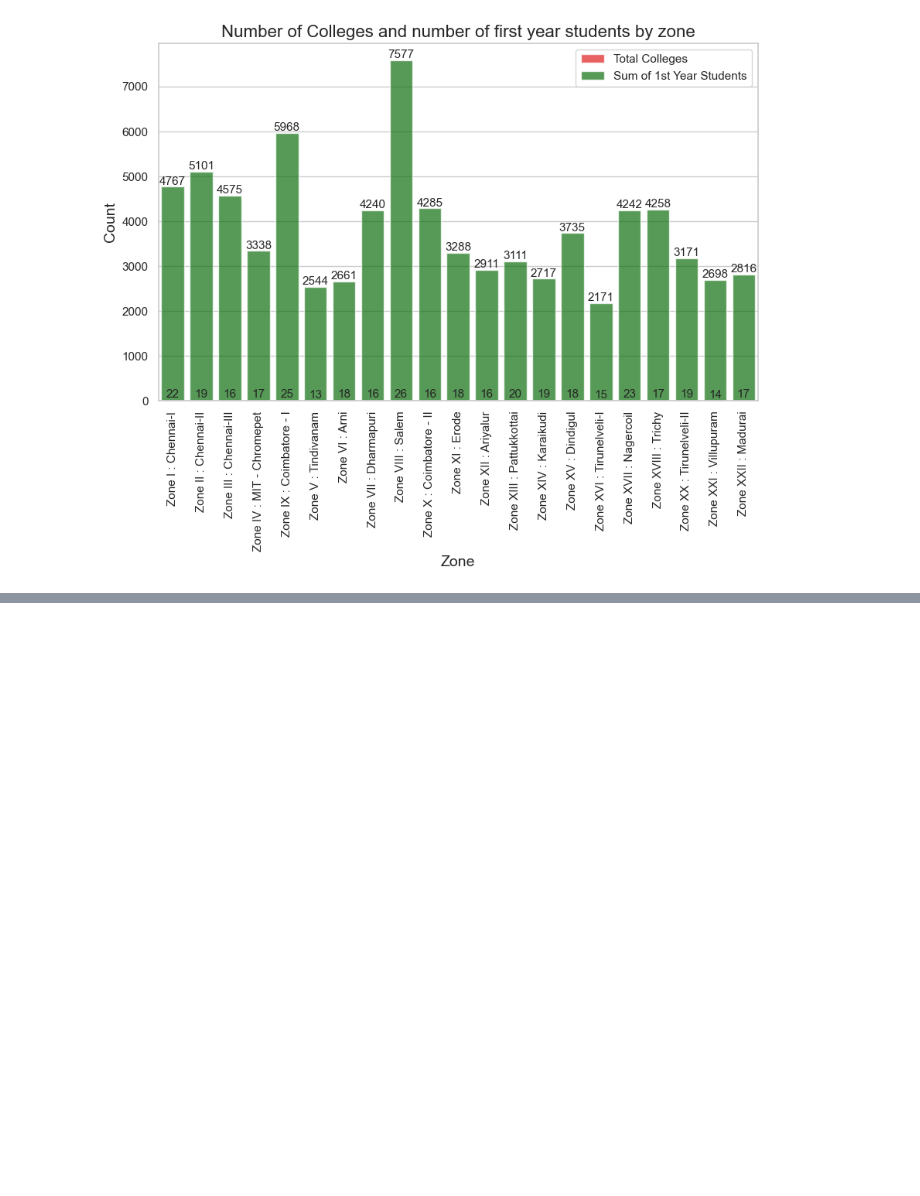
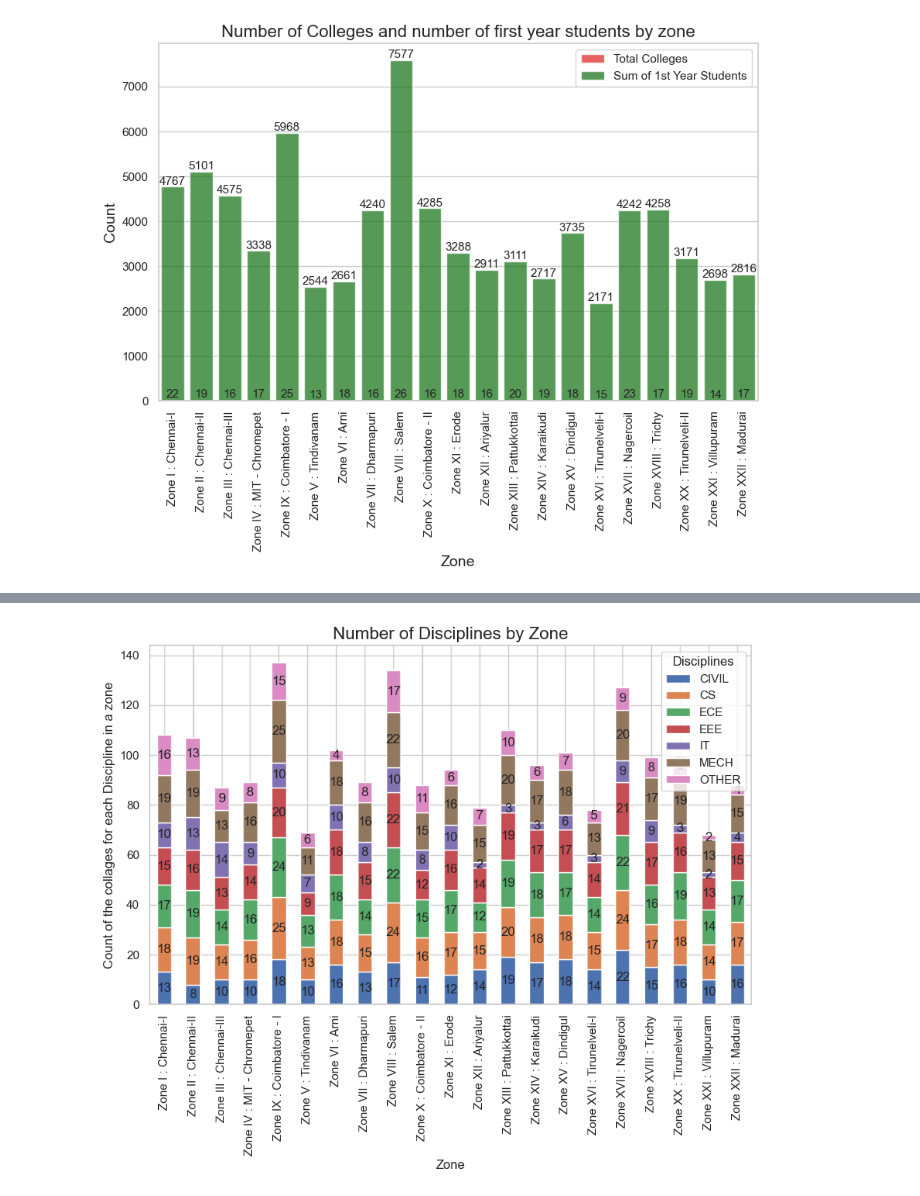
Before and after one commit to vaishnav-vijayan/kunjuttansanalysis, a Jupyter notebook: clganalysis_main.ipynb, the cells around one changed output, grey strips where cells are left out. Cells and saved outputs as stored; diff of their text form; code cells hidden in the pictures; blank space fills up the shorter version.

```diff
--- a/clganalysis_main.ipynb
+++ b/clganalysis_main.ipynb
@@ -310,0 +325,19 @@ RadioButtons(description='Select Zone:', layout=Layout(width='max-content'), opt
+# %%
+one_b_dat = data.groupby(['College Name','Zone','Disciplines']).agg({'1st year':'sum'}).reset_index()
+one_b_data = one_b_dat.groupby(['Zone', 'Disciplines']).size().reset_index(name='count')
+pivoted = one_b_data.pivot(index='Zone', columns='Disciplines', values='count').fillna(0)
+ax = pivoted.plot(kind='bar', stacked=True, figsize=(10, 6))
+ax.set_xlabel('Zone')
+ax.set_ylabel('Count of the collages for each Discipline in a zone')
+ax.set_title('Number of Disciplines by Zone', fontsize = 16)
+
+
+for i, patch in enumerate(ax.patches):
+    x = patch.get_x() + patch.get_width() / 2
+    y = patch.get_y() + patch.get_height() / 2
+    count = int(patch.get_height())
+    ax.text(x, y, count, ha='center', va='center')
+
+plt.show()
+# %% [output]
+[figure, added]
```
Also changed, not shown: parts of 9 cells of this notebook.
